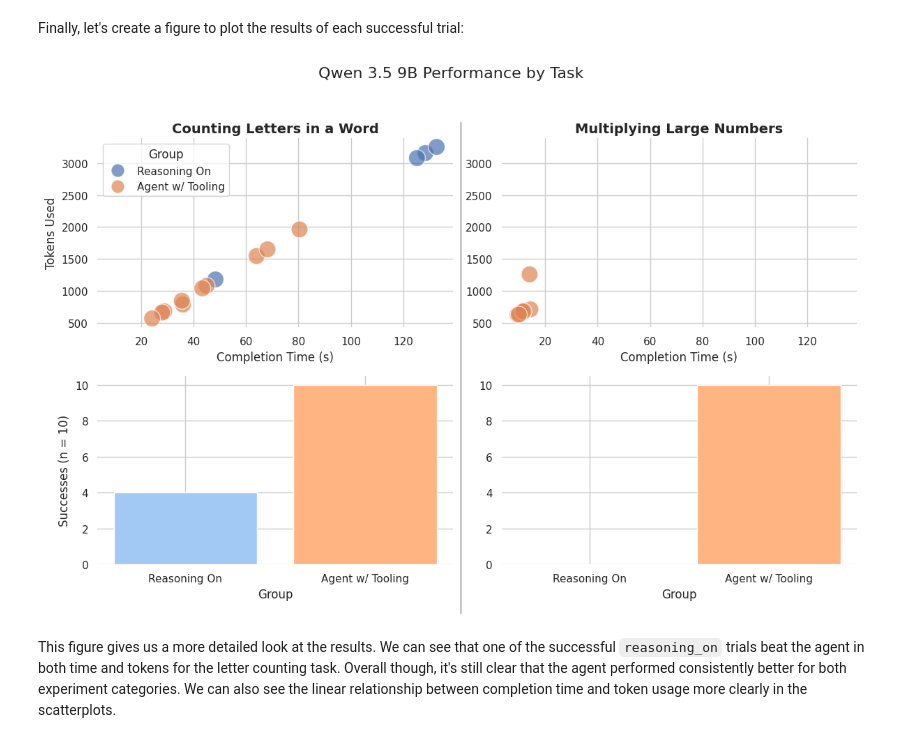
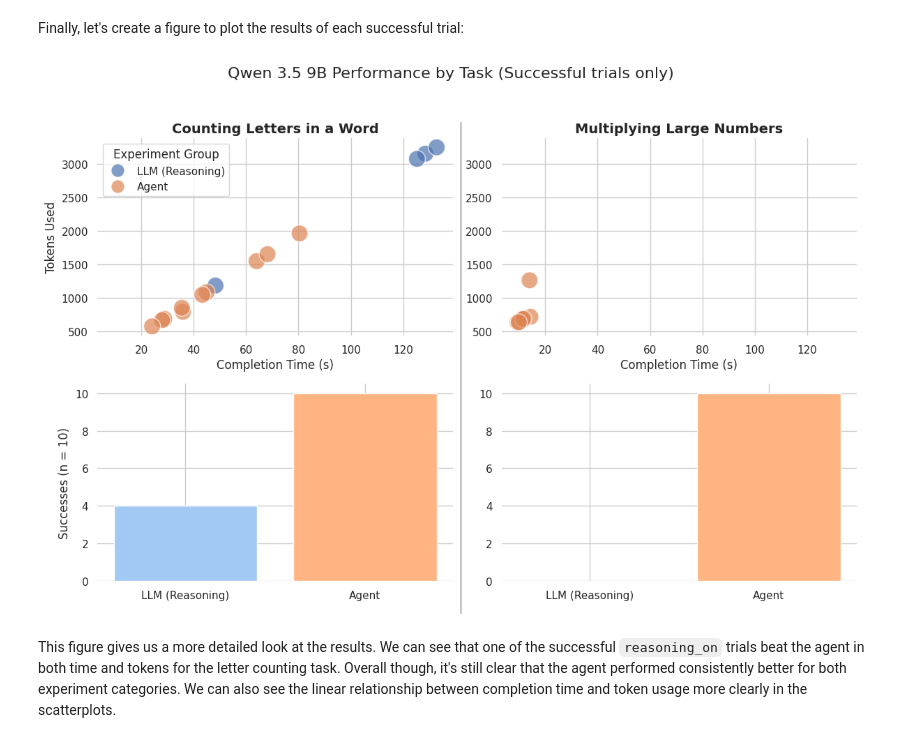
Before and after one commit to bchafe/improving-chatbot-accuracy, a Jupyter notebook: Improving_AI_Chatbot_Response_Accuracy_with_LangChain_Tooling.ipynb, the cells around one changed output. Saved outputs shown, nothing was run; the diff lists cells and outputs as text; code cells hidden in the pictures.

```diff
--- a/Improving_AI_Chatbot_Response_Accuracy_with_LangChain_Tooling.ipynb
+++ b/Improving_AI_Chatbot_Response_Accuracy_with_LangChain_Tooling.ipynb
@@ -1180,18 +1180,19 @@ Finally, let's create a figure to plot the results of each successful trial:
 # copy of df only including successful trials
 plot_data = df.copy()
 plot_data = plot_data[plot_data["success"] == 1]
-labels = ["Reasoning On", "Agent w/ Tooling"]
+labels = ["LLM (Reasoning)", "Agent"]
 
 sns.set_theme(style="whitegrid")
 
 f, ((ax1, ax2), (ax3, ax4)) = plt.subplots(2, 2, figsize=(12, 8))
+
+# share axis for consistent plot scaling
 ax1.sharex(ax2)
 ax1.sharey(ax2)
 ax3.sharex(ax4)
 ax3.sharey(ax4)
 
 sns.despine(f, left=True, bottom=True)
-
 group_order = plot_data["group"].unique()
 
 # scatterplots
@@ -1202,42 +1203,39 @@ for ax, category in zip((ax1, ax2), plot_data["category"].unique()):
         linewidth=1, alpha=0.7,
         data=plot_data[plot_data["category"] == category],
         ax=ax
     )
 
 ax1.set_title("Counting Letters in a Word", fontsize=14, fontweight="bold")
 ax2.set_title("Multiplying Large Numbers", fontsize=14, fontweight="bold")
 ax1.set(xlabel="Completion Time (s)", ylabel="Tokens Used")
 ax2.set(xlabel="Completion Time (s)", ylabel="")
 
 # settings for scatterplot legend
 handles, _ = ax1.get_legend_handles_labels()
-ax1.legend(handles, labels, title="Group", markerscale=0.8)
+ax1.legend(handles, labels, title="Experiment Group", markerscale=0.8)
 ax2.legend().remove()
 
 # barplots
-for ax, category in zip(
-    (ax3, ax4),
-    plot_data["category"].unique(),
-):
+for ax, category in zip((ax3, ax4), plot_data["category"].unique()):
     subset = plot_data[plot_data["category"] == category]
     success_counts = subset.groupby("group")["success"].sum().reindex(group_order)
     ax.bar(group_order, success_counts, color=sns.color_palette("pastel"))
     #ax.set_title(title)
-    ax.set_xlabel("Group")
+    ax.set_xlabel("")
     ax.set_xticks(range(len(labels)))
     ax.set_xticklabels(labels)
 
 ax3.set_ylabel("Successes (n = 10)")
 
 
-
+# vertical line
 line = Line2D([0.512, 0.512], [0, 0.88], transform=f.transFigure, color="gray", linewidth=1)
 f.add_artist(line)
 
-f.suptitle("Qwen 3.5 9B Performance by Task", fontsize=16)
+f.suptitle("Qwen 3.5 9B Performance by Task (Successful trials only)", fontsize=16)
 plt.tight_layout(rect=[0, 0, 1, 0.95])
 # %% [output]
-[figure, old version]
+[figure, new version]
 # %% [markdown]
 This figure gives us a more detailed look at the results. We can see that one of the successful `reasoning_on` trials beat the agent in both time and tokens for the letter counting task. Overall though, it's still clear that the agent performed consistently better for both experiment categories. We can also see the linear relationship between completion time and token usage more clearly in the scatterplots.
 # %% [markdown]
```
